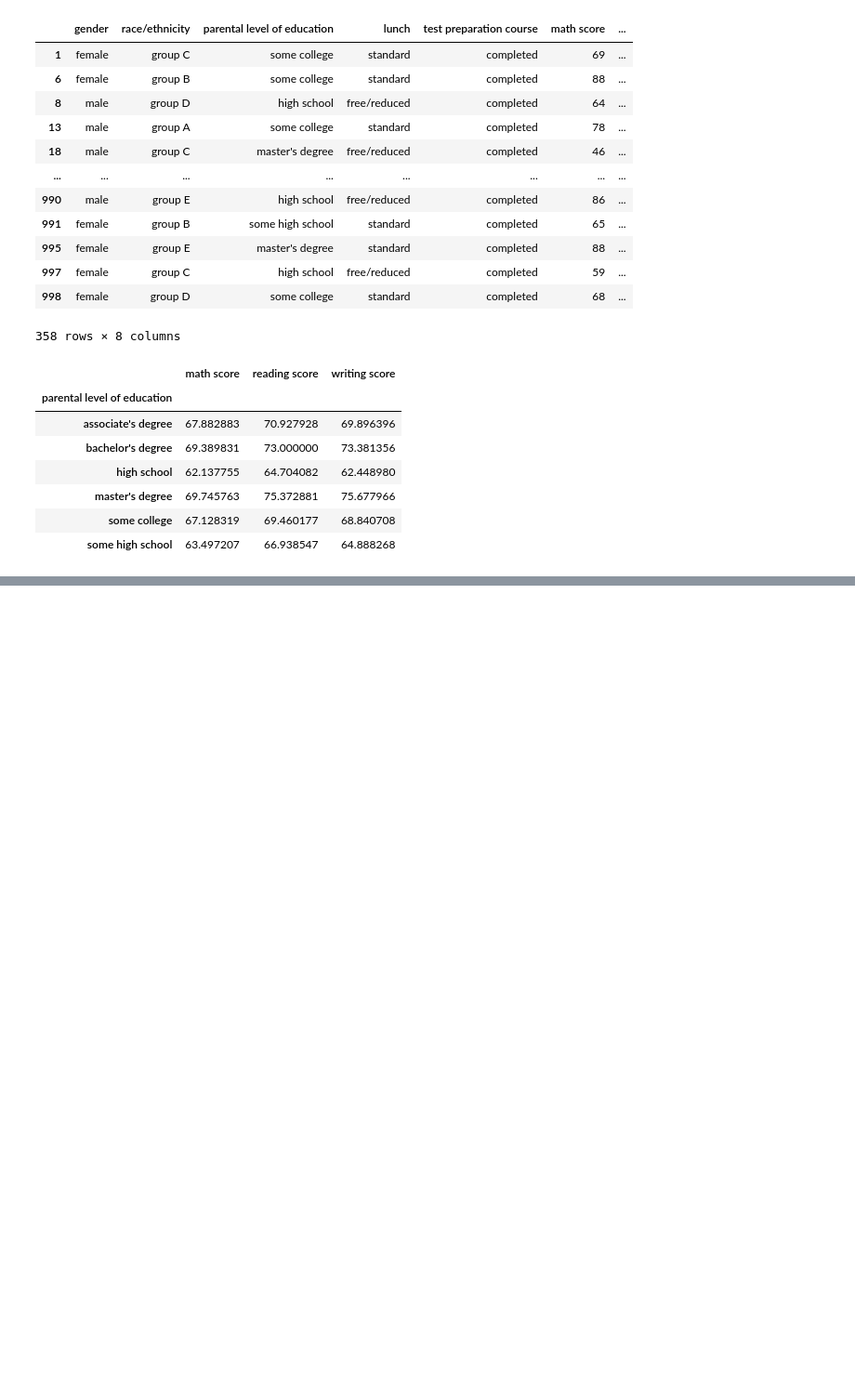
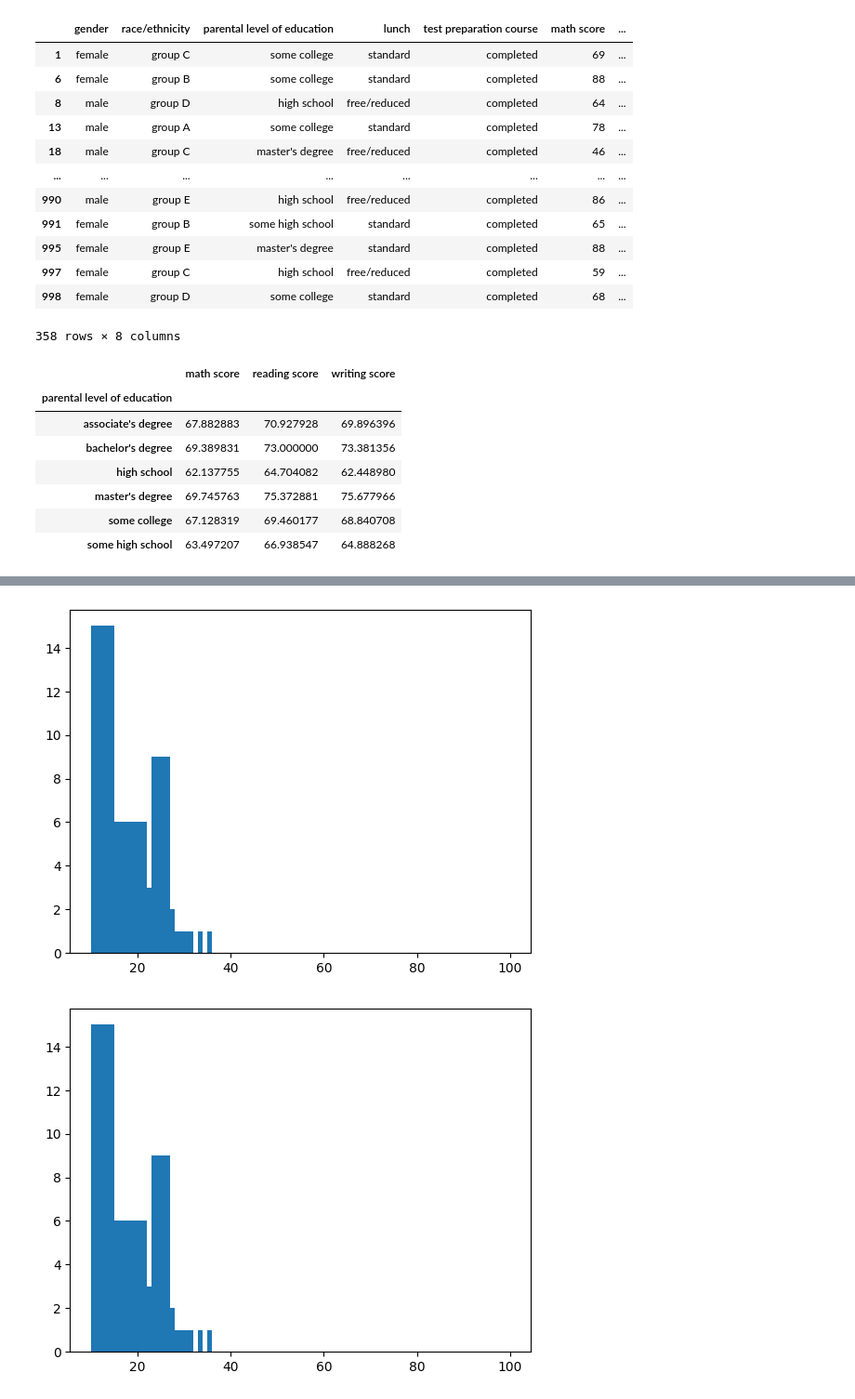
Before and after one commit to AkosGit/BEVADAT2022232, a Jupyter notebook: HAZI/HAZI04/HAZI04.ipynb, the cells around one changed output, grey strips where cells are left out. Shown at 93% size. Cells and saved outputs as stored; diff of their text form; code cells hidden in the pictures; blank space fills up the shorter version.

```diff
--- a/HAZI/HAZI04/HAZI04.ipynb
+++ b/HAZI/HAZI04/HAZI04.ipynb
@@ -191,6 +253,20 @@ Egy példa a kimenetre: fig
 return type: matplotlib.figure.Figure
 függvény neve: writing_hist
 '''
+# %%
+def writing_hist(df_data:pd.DataFrame):
+    new_df = df.copy()
+    fig, ax = plt.subplots()
+    g=new_df.groupby(['writing score'])
+    ax.hist(g['gender'].count().values,g.groups.keys())
+    ax.set_xlabel="Writing Score"
+    ax.set_ylabel="Number of Students"
+    ax.set_title="Distribution of Writing Scores"
+    return fig
+writing_hist(df)
+# %% [output]
+[figure, added]
+[figure, added]
 # %%
 '''
 Készíts egy függvényt, ami a bemeneti Dataframe adatai alapján elkészít egy olyan kördiagramot,
```
Also changed, not shown: parts of 5 cells of this notebook, 3 other files.
